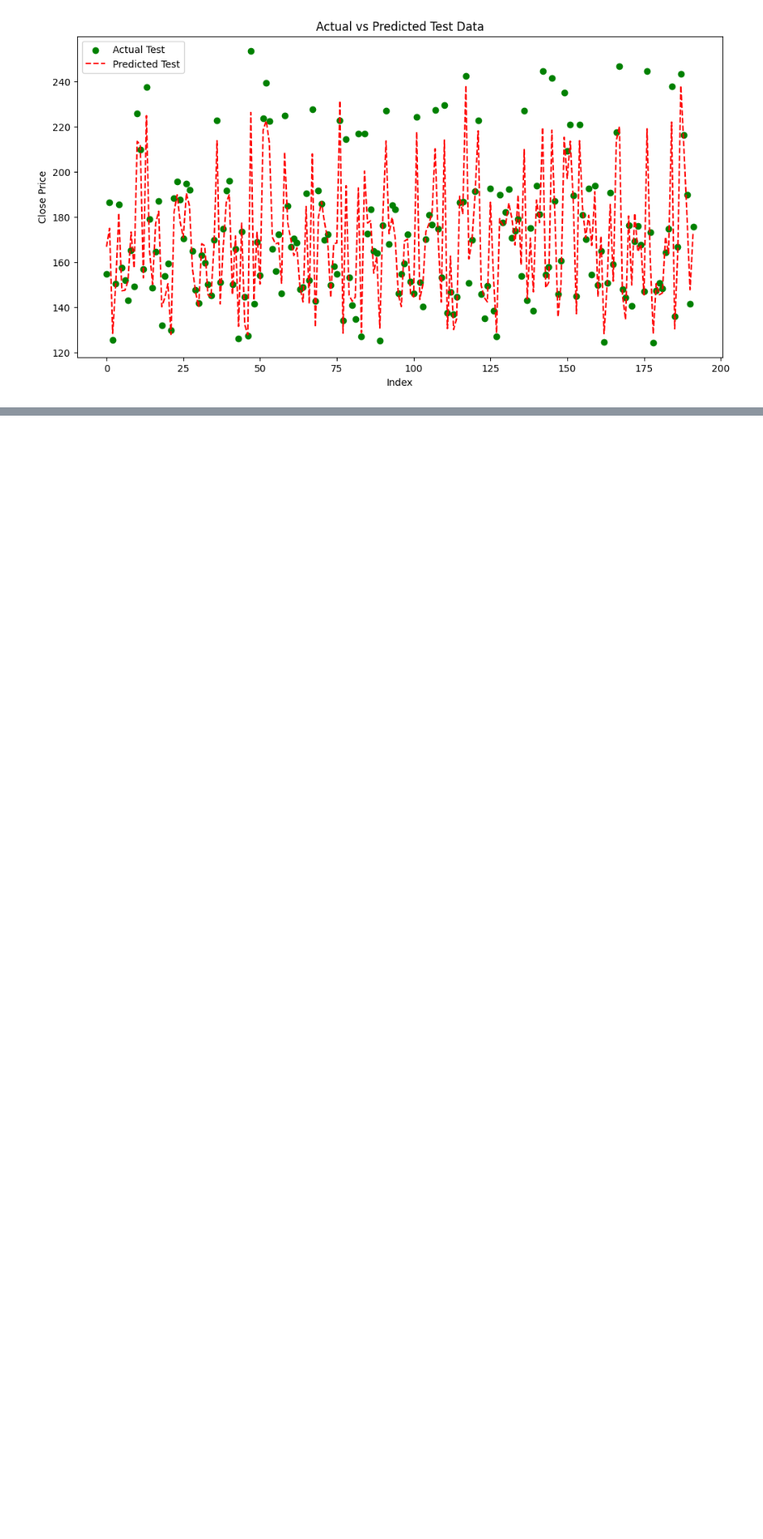
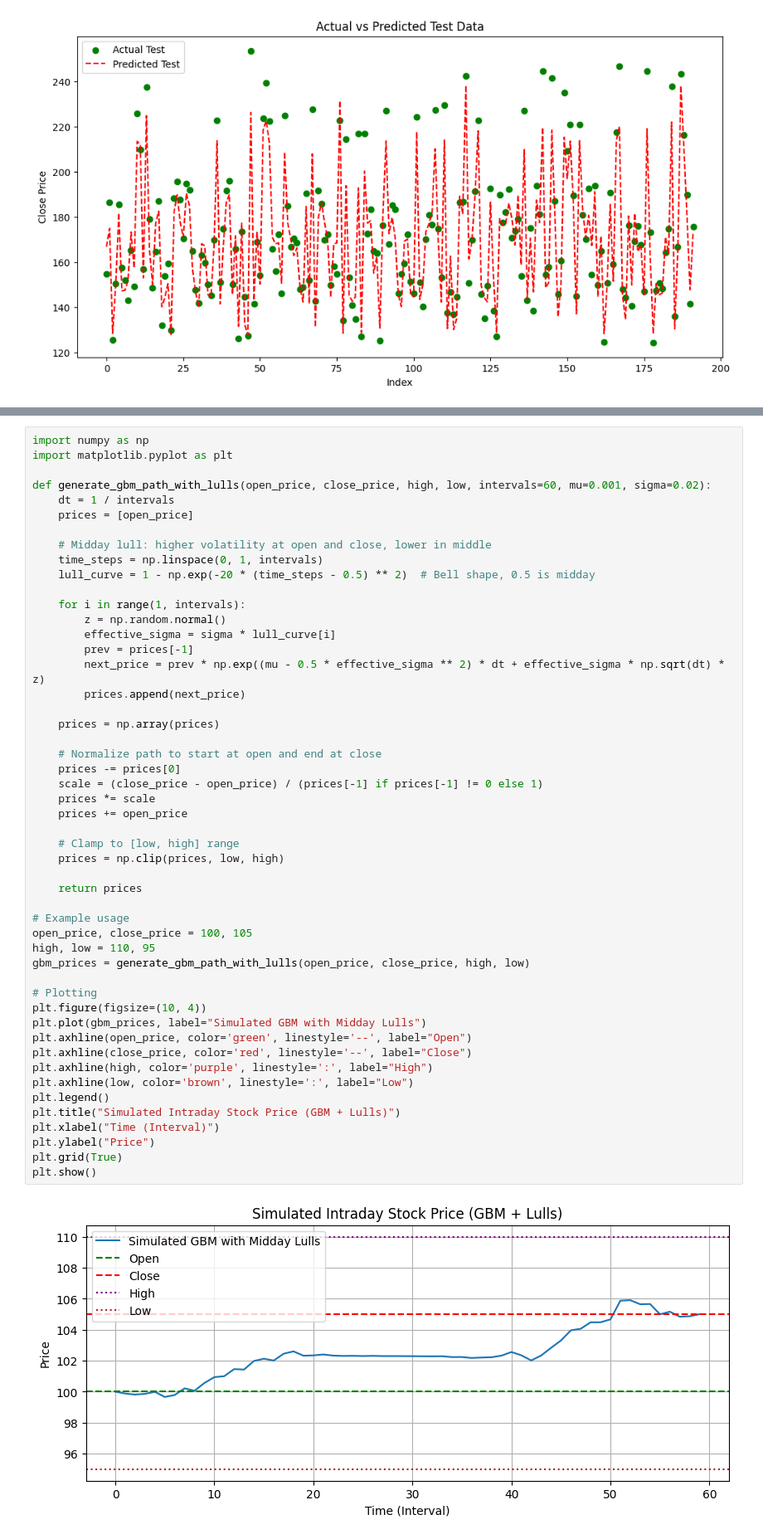
Before and after one commit to WizadCarton11/BloomTrading, a Jupyter notebook: ML/data_study.ipynb, the cells around one changed output, grey strips where cells are left out. Shown at 83% size. Drawn from its saved outputs; the diff is of its cells as text; blank space fills up the shorter version.

```diff
--- a/ML/data_study.ipynb
+++ b/ML/data_study.ipynb
@@ -253,0 +299,52 @@ plt.show()
+# %%
+import numpy as np
+import matplotlib.pyplot as plt
+
+def generate_gbm_path_with_lulls(open_price, close_price, high, low, intervals=60, mu=0.001, sigma=0.02):
+    dt = 1 / intervals
+    prices = [open_price]
+
+    # Midday lull: higher volatility at open and close, lower in middle
+    time_steps = np.linspace(0, 1, intervals)
+    lull_curve = 1 - np.exp(-20 * (time_steps - 0.5) ** 2)  # Bell shape, 0.5 is midday
+
+    for i in range(1, intervals):
+        z = np.random.normal()
+        effective_sigma = sigma * lull_curve[i]
+        prev = prices[-1]
+        next_price = prev * np.exp((mu - 0.5 * effective_sigma ** 2) * dt + effective_sigma * np.sqrt(dt) * z)
+        prices.append(next_price)
+
+    prices = np.array(prices)
+
+    # Normalize path to start at open and end at close
+    prices -= prices[0]
+    scale = (close_price - open_price) / (prices[-1] if prices[-1] != 0 else 1)
+    prices *= scale
+    prices += open_price
+
+    # Clamp to [low, high] range
+    prices = np.clip(prices, low, high)
+
+    return prices
+
+# Example usage
+open_price, close_price = 100, 105
+high, low = 110, 95
+gbm_prices = generate_gbm_path_with_lulls(open_price, close_price, high, low)
+
+# Plotting
+plt.figure(figsize=(10, 4))
+plt.plot(gbm_prices, label="Simulated GBM with Midday Lulls")
+plt.axhline(open_price, color='green', linestyle='--', label="Open")
+plt.axhline(close_price, color='red', linestyle='--', label="Close")
+plt.axhline(high, color='purple', linestyle=':', label="High")
+plt.axhline(low, color='brown', linestyle=':', label="Low")
+plt.legend()
+plt.title("Simulated Intraday Stock Price (GBM + Lulls)")
+plt.xlabel("Time (Interval)")
+plt.ylabel("Price")
+plt.grid(True)
+plt.show()
+# %% [output]
+[figure, added]
```
Also changed, not shown: parts of 10 cells of this notebook, 14 other files.
